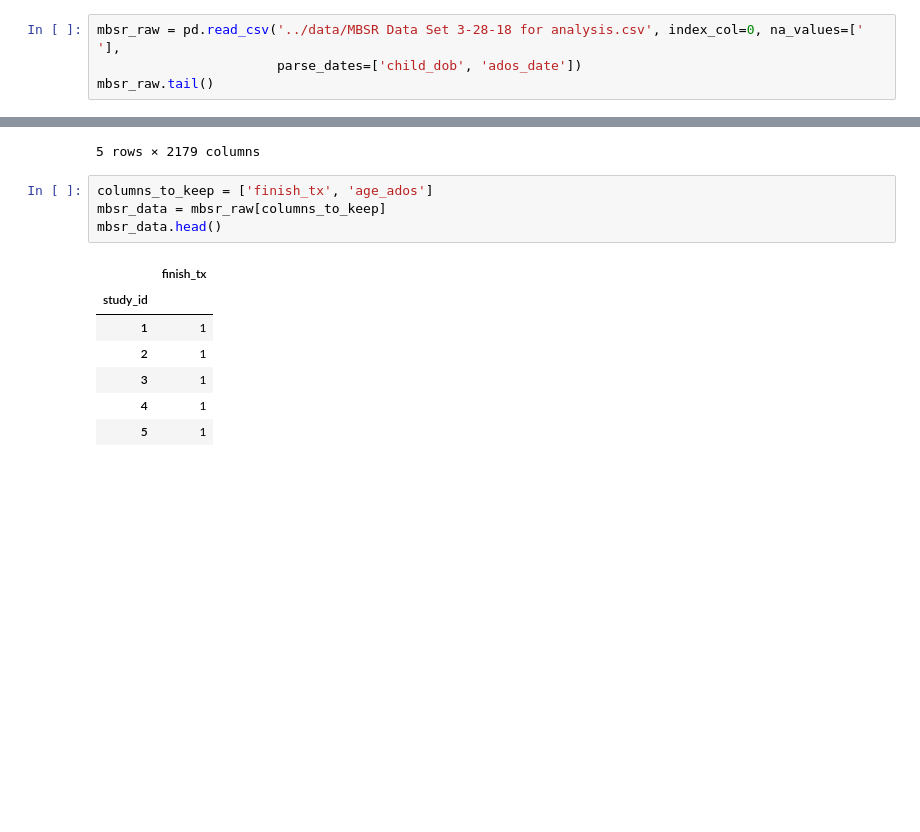
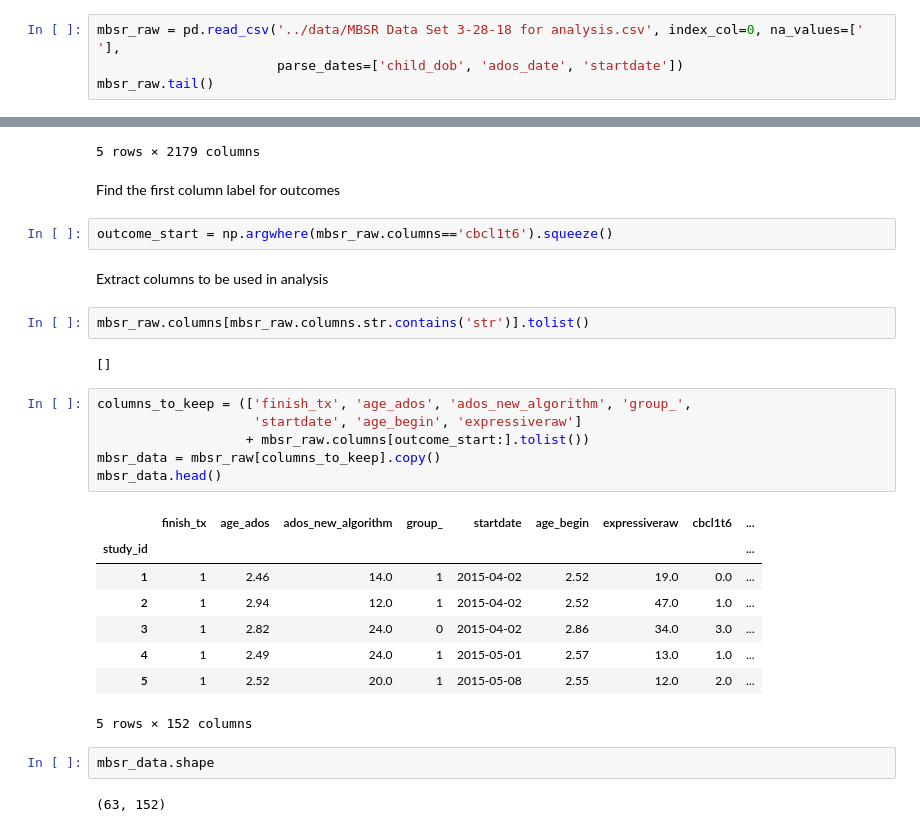
Before and after one commit to fonnesbeck/mbsr_intervention_study, a Jupyter notebook: notebooks/MBSR Trial Analysis.ipynb, the cells around one changed output, grey strips where cells are left out. Cells and saved outputs as stored; diff of their text form; blank space fills up the shorter version.

```diff
--- a/notebooks/MBSR Trial Analysis.ipynb
+++ b/notebooks/MBSR Trial Analysis.ipynb
@@ -26,6 +29,6 @@ import matplotlib.pyplot as plt
 # %%
 mbsr_raw = pd.read_csv('../data/MBSR Data Set 3-28-18 for analysis.csv', index_col=0, na_values=[' '],
-                       parse_dates=['child_dob', 'ados_date'])
+                       parse_dates=['child_dob', 'ados_date', 'startdate'])
 mbsr_raw.tail()
 # %% [output]
 |  | finish_tx | parentfinish_t6 | childfinish_t6 | child_dob | ados_date | age_ados | ados_module | ... |
@@ -36,15 +39,32 @@ mbsr_raw.tail()
 | 62 | 1 | 1.0 | 1 | 2014-12-06 | 2017-05-22 | 2.46 | 3.0 | ... |
 | 63 | 1 | 1.0 | 1 | 2015-03-19 | 2017-06-26 | 2.27 | 3.0 | ... |
 5 rows × 2179 columns
+# %% [markdown]
+Find the first column label for outcomes
+# %%
+outcome_start = np.argwhere(mbsr_raw.columns=='cbcl1t6').squeeze()
+# %% [markdown]
+Extract columns to be used in analysis
+# %%
+mbsr_raw.columns[mbsr_raw.columns.str.contains('str')].tolist()
+# %% [output]
+[]
 # %%
-columns_to_keep = ['finish_tx', 'age_ados']
-mbsr_data = mbsr_raw[columns_to_keep]
+columns_to_keep = (['finish_tx', 'age_ados', 'ados_new_algorithm', 'group_',
+                    'startdate', 'age_begin', 'expressiveraw']
+                   + mbsr_raw.columns[outcome_start:].tolist())
+mbsr_data = mbsr_raw[columns_to_keep].copy()
 mbsr_data.head()
 # %% [output]
-|  | finish_tx |
-| study_id |  |
-| 1 | 1 |
-| 2 | 1 |
-| 3 | 1 |
-| 4 | 1 |
-| 5 | 1 |
+|  | finish_tx | age_ados | ados_new_algorithm | group_ | startdate | age_begin | expressiveraw | cbcl1t6 | ... |
+| study_id |  |  |  |  |  |  |  |  | ... |
+| 1 | 1 | 2.46 | 14.0 | 1 | 2015-04-02 | 2.52 | 19.0 | 0.0 | ... |
+| 2 | 1 | 2.94 | 12.0 | 1 | 2015-04-02 | 2.52 | 47.0 | 1.0 | ... |
+| 3 | 1 | 2.82 | 24.0 | 0 | 2015-04-02 | 2.86 | 34.0 | 3.0 | ... |
+| 4 | 1 | 2.49 | 24.0 | 1 | 2015-05-01 | 2.57 | 13.0 | 1.0 | ... |
+| 5 | 1 | 2.52 | 20.0 | 1 | 2015-05-08 | 2.55 | 12.0 | 2.0 | ... |
+5 rows × 152 columns
+# %%
+mbsr_data.shape
+# %% [output]
+(63, 152)
```
Also changed, not shown: parts of 7 cells of this notebook.
